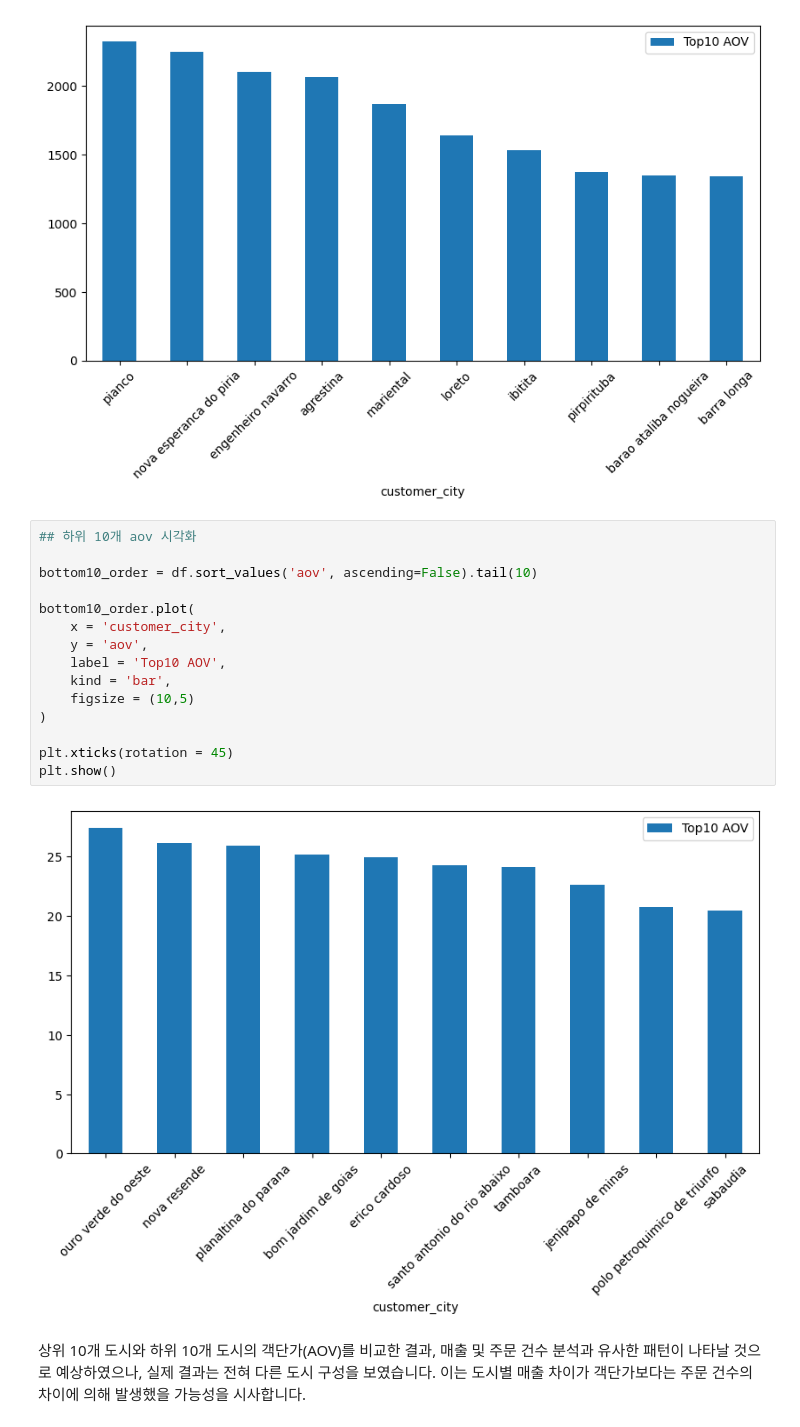
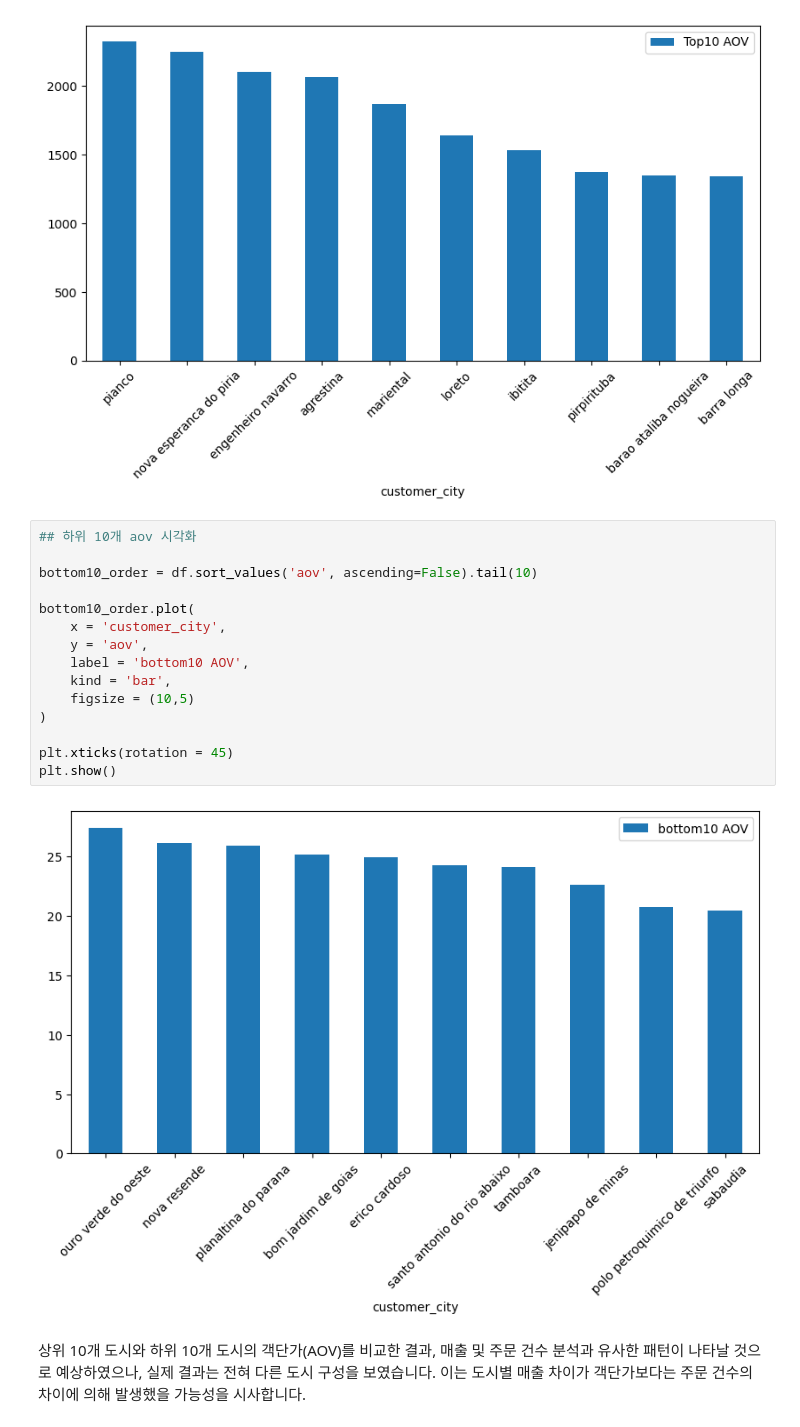
Before and after one commit to joong0712/olist-revenue-data-anl, a Jupyter notebook: anl3.ipynb, the cells around one changed output. Drawn from its saved outputs; the diff is of its cells as text.

```diff
--- a/anl3.ipynb
+++ b/anl3.ipynb
@@ -151,20 +155,20 @@ plt.show()
 # %%
 ## 하위 10개 aov 시각화
 
 bottom10_order = df.sort_values('aov', ascending=False).tail(10)
 
 bottom10_order.plot(
     x = 'customer_city',
     y = 'aov',
-    label = 'Top10 AOV',
+    label = 'bottom10 AOV',
     kind = 'bar',
     figsize = (10,5)
 )
 
 plt.xticks(rotation = 45)
 plt.show()
 # %% [output]
-[figure, old version]
+[figure, new version]
 # %% [markdown]
 상위 10개 도시와 하위 10개 도시의 객단가(AOV)를 비교한 결과,
 매출 및 주문 건수 분석과 유사한 패턴이 나타날 것으로 예상하였으나,
```
Also changed, not shown: parts of 8 cells of this notebook.
